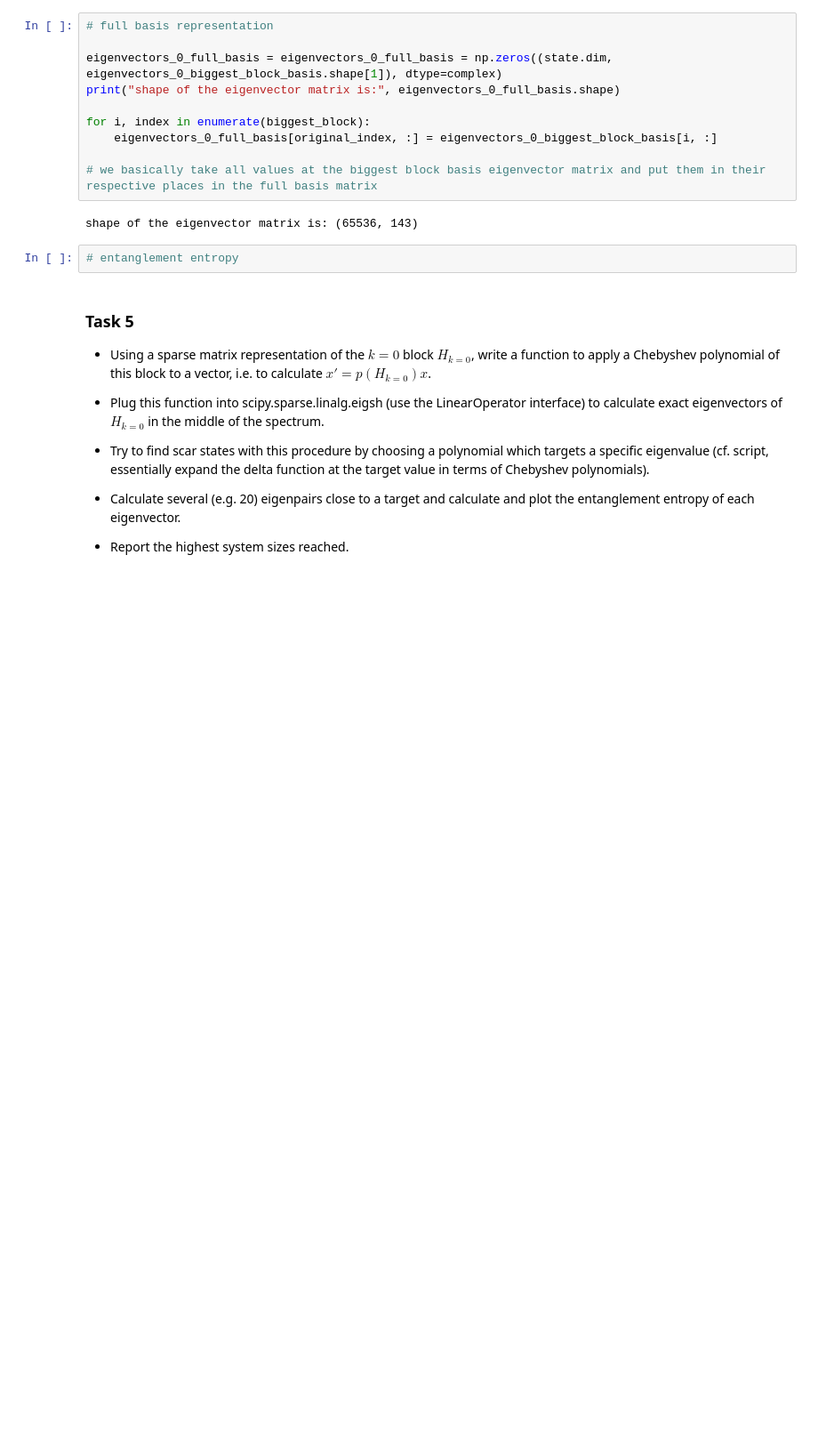
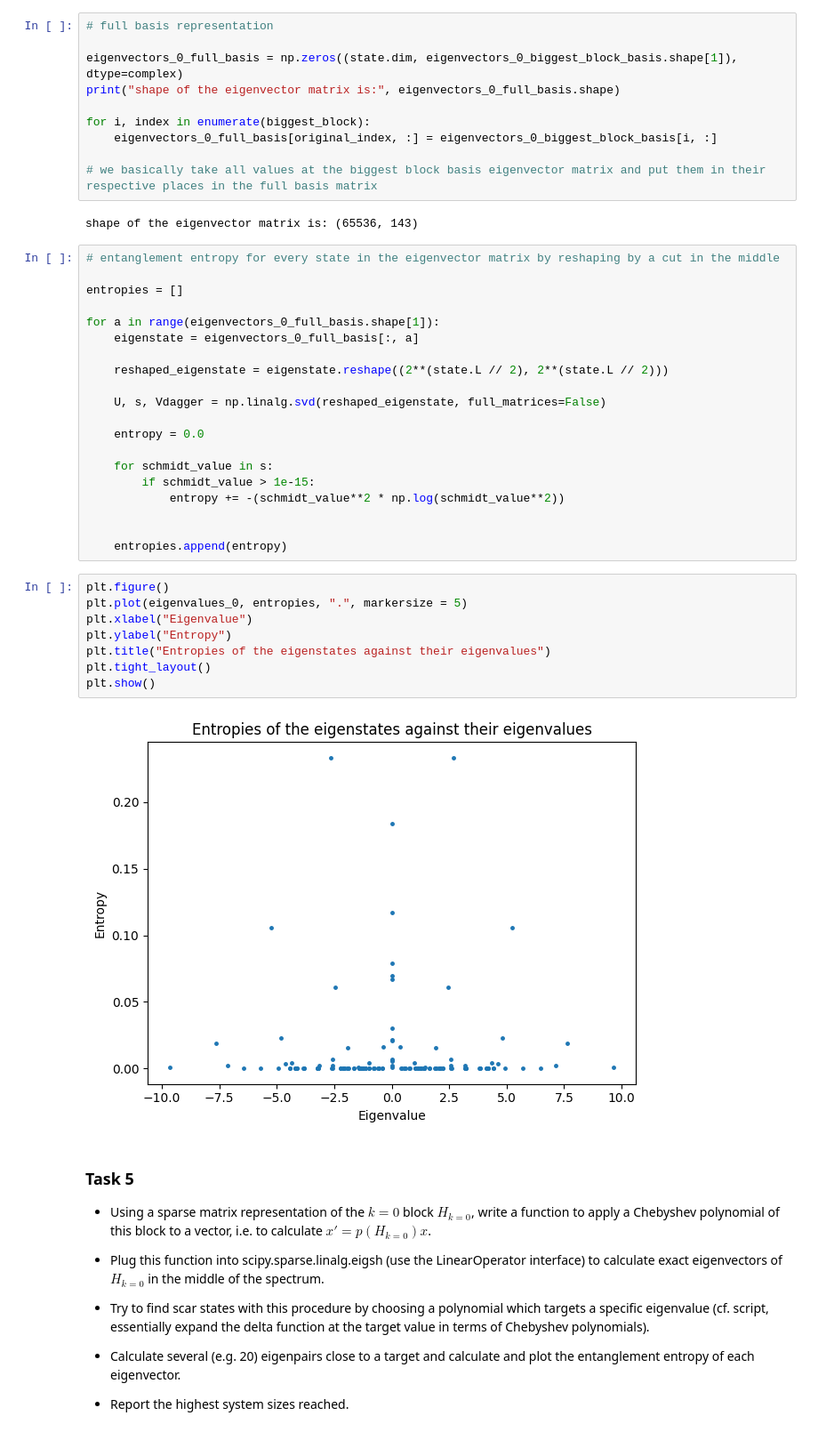
Before and after one commit to ahmetbkavruk/pxp-quantum-scars, a Jupyter notebook: main.ipynb, the cells around one changed output. Shown at 89% size. Saved outputs shown, nothing was run; the diff lists cells and outputs as text; blank space fills up the shorter version.

Commit message:
Plot entropy per eigenvalue

```diff
--- a/main.ipynb
+++ b/main.ipynb
@@ -612,7 +612,7 @@ eigenvectors_0_biggest_block_basis.shape # if the row > column then columns have
 # %%
 # full basis representation
 
-eigenvectors_0_full_basis = eigenvectors_0_full_basis = np.zeros((state.dim, eigenvectors_0_biggest_block_basis.shape[1]), dtype=complex)
+eigenvectors_0_full_basis = np.zeros((state.dim, eigenvectors_0_biggest_block_basis.shape[1]), dtype=complex)
 print("shape of the eigenvector matrix is:", eigenvectors_0_full_basis.shape)
 
 for i, index in enumerate(biggest_block):
@@ -622,7 +622,35 @@ for i, index in enumerate(biggest_block):
 # %% [output]
 shape of the eigenvector matrix is: (65536, 143)
 # %%
-# entanglement entropy
+# entanglement entropy for every state in the eigenvector matrix by reshaping by a cut in the middle
+
+entropies = []
+
+for a in range(eigenvectors_0_full_basis.shape[1]):
+    eigenstate = eigenvectors_0_full_basis[:, a]
+
+    reshaped_eigenstate = eigenstate.reshape((2**(state.L // 2), 2**(state.L // 2)))
+
+    U, s, Vdagger = np.linalg.svd(reshaped_eigenstate, full_matrices=False)
+
+    entropy = 0.0
+
+    for schmidt_value in s:
+        if schmidt_value > 1e-15:
+            entropy += -(schmidt_value**2 * np.log(schmidt_value**2))
+
+
+    entropies.append(entropy)
+# %%
+plt.figure()
+plt.plot(eigenvalues_0, entropies, ".", markersize = 5)
+plt.xlabel("Eigenvalue")
+plt.ylabel("Entropy")
+plt.title("Entropies of the eigenstates against their eigenvalues")
+plt.tight_layout()
+plt.show()
+# %% [output]
+[figure, added]
 # %% [markdown]
 ### Task 5
 
```
